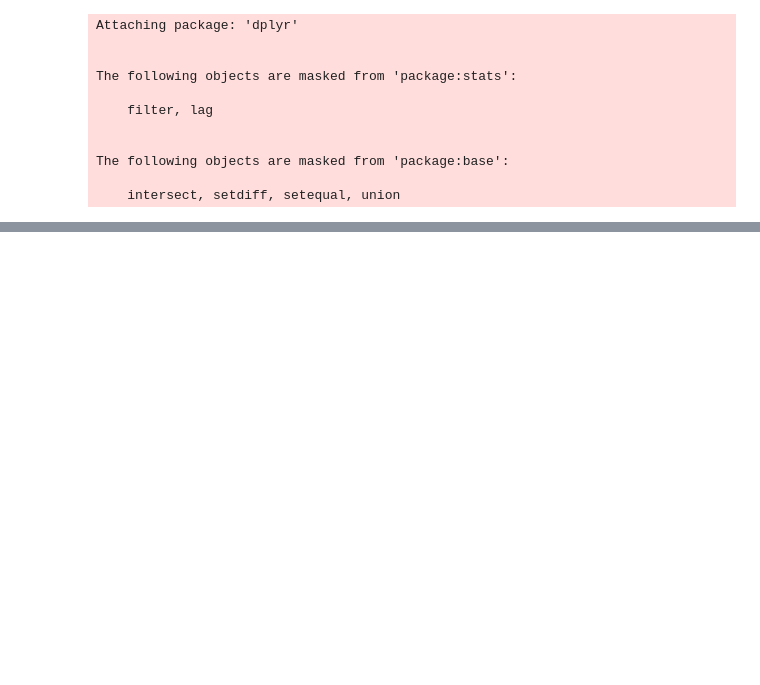
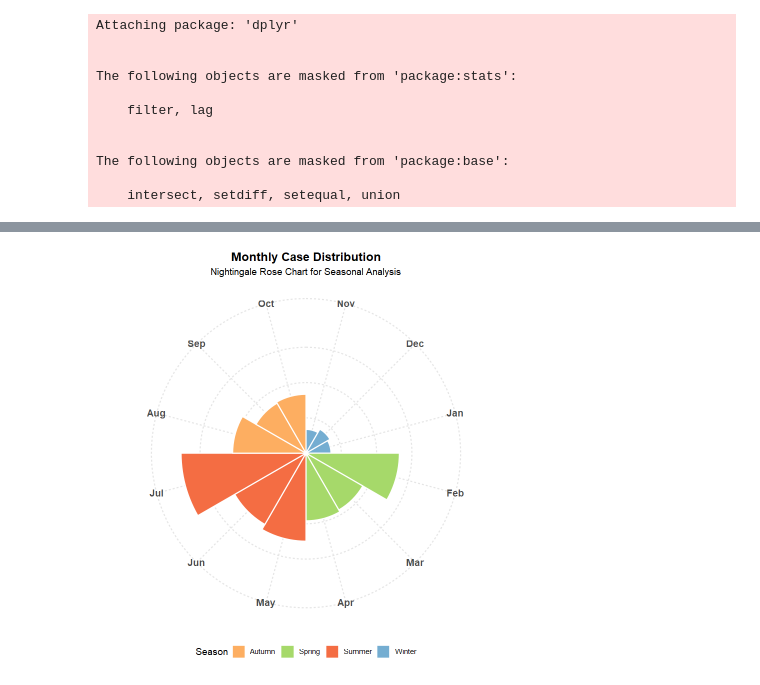
Before and after one commit to Yei1y/DS, a Jupyter notebook: base_plot.ipynb, the cells around one changed output, grey strips where cells are left out. Cells and saved outputs as stored; diff of their text form; code cells hidden in the pictures; blank space fills up the shorter version.

```diff
--- a/base_plot.ipynb
+++ b/base_plot.ipynb
@@ -119,0 +182,65 @@ p_stack
+# %%
+# ===玫瑰图===
+# 适用：展示各类别在不同组别中的分布情况，类似于饼图，但更具视觉冲击力（注意通常需要单位一致）
+# 适用范例：不同季节的数据分布
+
+df_rose <- data.frame(
+  Month = factor(c("Nov", "Dec", "Jan", "Feb", "Mar", "Apr", "May", "Jun", "Jul", "Aug", "Sep", "Oct"),
+                 levels = c("Nov", "Dec", "Jan", "Feb", "Mar", "Apr", "May", "Jun", "Jul", "Aug", "Sep", "Oct")), # 月份顺序
+  Value = c(rnorm(3, mean = 5, sd = 2), rnorm(3, mean = 10, sd = 2), rnorm(3, mean = 15, sd = 2), rnorm(3, mean = 10, sd = 2)), # 模拟数值
+  Season = rep(c("Winter", "Spring", "Summer", "Autumn"), each = 3) # 添加分组用于着色
+)
+
+# 颜色设置
+# 为四个季节定义直观的颜色
+season_colors <- c(
+  "Spring" = "#A6D96A", # 嫩绿
+  "Summer" = "#F46D43", # 橙红
+  "Autumn" = "#FDAE61", # 金黄
+  "Winter" = "#74ADD1"  # 冰蓝
+)
+
+fig5 <- ggplot(df_rose, aes(x = Month, y = Value, fill = Season)) +
+
+  # A. 基础柱状图
+  # width = 1 确保柱子之间没有缝隙，形成连续的扇形
+  # color = "white" 添加白色边框，区分每个扇叶
+  geom_bar(stat = "identity", width = 1, color = "white") +
+
+  # B. 极坐标变换
+  # theta = "x" 表示将 x 轴映射为角度
+  # start = 0 设置起始角度 (通常 12 点钟方向)
+  coord_polar(theta = "x", start = 0) +
+
+  # C. 标度设置
+  # 使用 scale_y_continuous 控制圆的大小，甚至可以挖空中心 (如果不从0开始)
+  scale_y_continuous(limits = c(0, max(df_rose$Value) * 1.1)) +
+  scale_fill_manual(values = season_colors) +
+
+  # D. 主题修饰 (关键是去除笛卡尔坐标系的背景)
+  theme_minimal() +
+  labs(
+    title = "Monthly Case Distribution",
+    subtitle = "Nightingale Rose Chart for Seasonal Analysis",
+    x = NULL, # 极坐标下通常不需要轴标题
+    y = NULL,
+    fill = "Season"
+  ) +
+  theme(
+    # 调整网格线颜色，使其在圆形中更柔和
+    panel.grid.major = element_line(color = "grey90", linetype = "dashed"),
+
+    # 调整坐标轴文字 (月份标签)
+    axis.text.x = element_text(size = 11, face = "bold", color = "grey30"),
+
+    # 隐藏 Y 轴刻度文字 (通常玫瑰图不强调精确读数，若需要可保留)
+    axis.text.y = element_blank(),
+
+    # 图例设置
+    legend.position = "bottom",
+    plot.title = element_text(hjust = 0.5, face = "bold", size = 14),
+    plot.subtitle = element_text(hjust = 0.5)
+  )
+fig5
+# %% [output]
+[figure, added]
```
Also changed, not shown: parts of 2 cells of this notebook.
